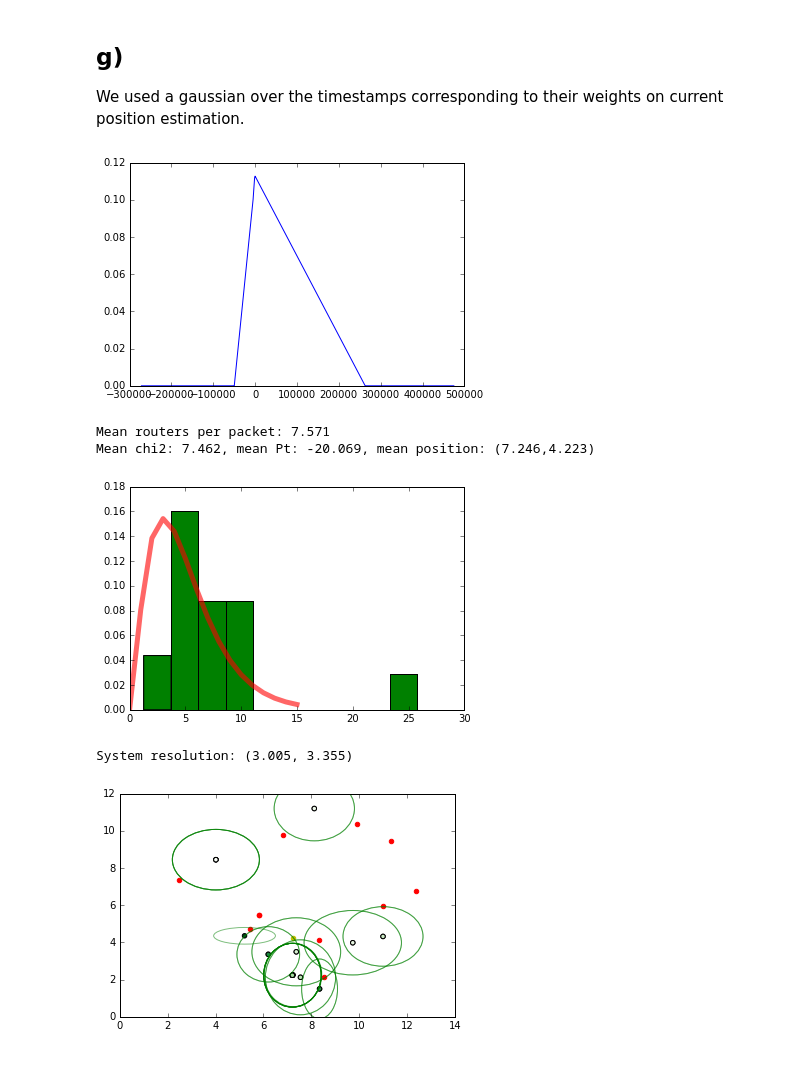
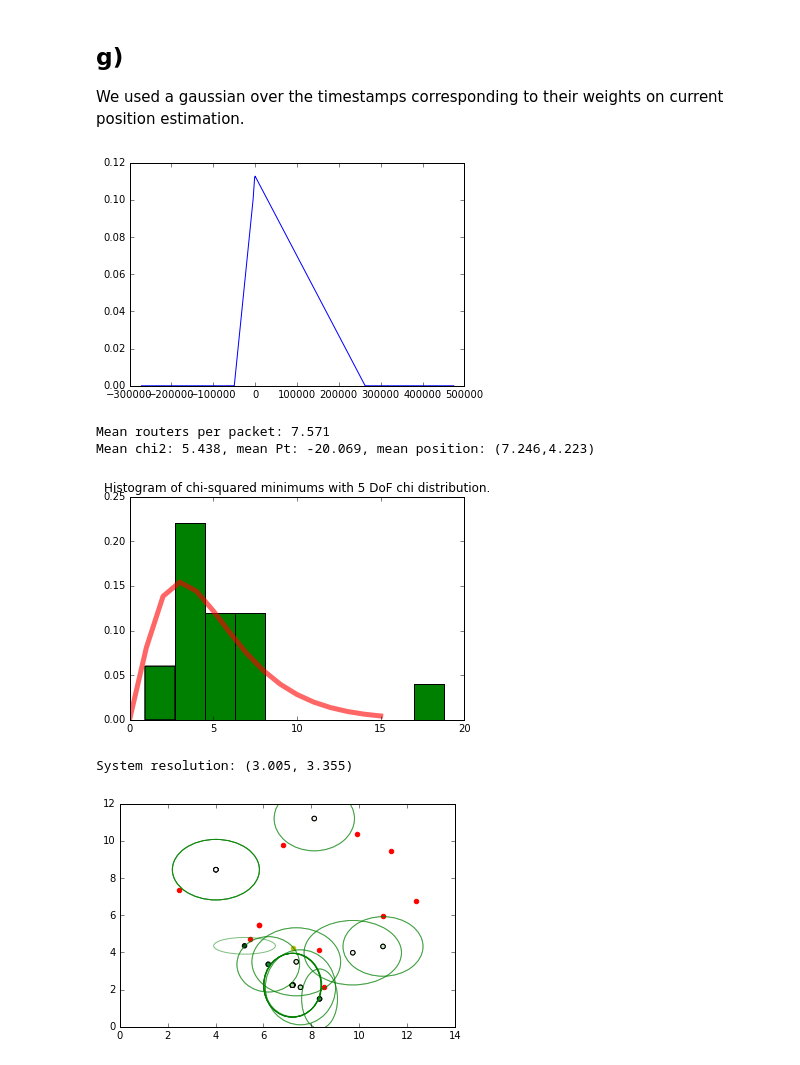
Before and after one commit to barisdemirdelen/bigdata, a Jupyter notebook: assignment.ipynb, the cells around one changed output. Cells and saved outputs as stored; diff of their text form; code cells hidden in the pictures.

```diff
--- a/assignment.ipynb
+++ b/assignment.ipynb
@@ -631,7 +634,7 @@ variances = []
 normalized_residuals = []
 for i, packets in enumerate(list(packet_groups.values())):
     S = {}
-    sigma = 7.0
+    sigma = 8.0
     num_routers.append(len(packets))
     for packet in packets:
         S[packet["droneId"]] = packet["signal"]
@@ -683,8 +686,9 @@ for router_position in routers.values():
 router_positions = np.array(router_positions)
 
 plt.clf()
+df = np.ceil(mean_routers - 3)
+plt.title("Histogram of chi-squared minimums with %d DoF chi distribution." % df)
 plt.hist(chi2s, normed=True)
-df = np.ceil(mean_routers - 4)
 plt.plot(chi2.pdf(np.arange(16), df), 'r-', lw=5, alpha=0.6, label='chi2 pdf')
 plt.hist(chi2s, normed=True)
 plt.show()
@@ -764,7 +768,7 @@ for i, time in enumerate(time_list):
 for i, time in enumerate(time_list):
     x0 = np.array([-20.0, 5.0, 5.0])
 
-    sigma = 7.0
+    sigma = 8.2
     result = minimize(get_chi_squared_in_timeframe, x0, args=(all_received, time, sigma), method="L-BFGS-B", jac=False,
                       options={'maxiter': 100000})
     current_chi2 = result.fun
@@ -820,35 +824,36 @@ plt.scatter(router_positions[:, 0], router_positions[:, 1], color="r")
 # plt.show()
 
 plt.clf()
+df = np.ceil(mean_routers - 3)
+plt.title("Histogram of chi-squared minimums with %d DoF chi distribution." % df)
 plt.hist(chi2s, normed=True)
-df = np.ceil(mean_routers - 3)
 plt.plot(chi2.pdf(np.arange(16), df), 'r-', lw=5, alpha=0.6, label='chi2 pdf')
 plt.hist(chi2s, normed=True)
 plt.show()
 
 mean_pos = mean_results[1:]
 mean_variance = variances.mean(axis=0)
 print("System resolution: (%.3f, %.3f)" % (mean_variance[0] ** 0.5, mean_variance[1] ** 0.5))
 
 plt.clf()
 ax = plt.subplot()
 
 cm = plt.cm.get_cmap('Greens')
 plt.scatter(results[:, 1], results[:, 2], c=time_list, cmap=cm)
 plt.scatter(mean_pos[0], mean_pos[1], color="y")
 plt.scatter(router_positions[:, 0], router_positions[:, 1], color="r")
 for i in range(len(results)):
     ell = Ellipse(xy=(results[i, 1], results[i, 2]),
                   width=variances[i, 0] ** 0.5, height=variances[i, 1] ** 0.5,
                   angle=0, color='g')
     ell.set_alpha(0.5)
     ell.set_facecolor('none')
     ax.add_artist(ell)
 plt.show()
 # %% [output]
 [figure]
 Mean routers per packet: 7.571
-Mean chi2: 7.462, mean Pt: -20.069, mean position: (7.246,4.223)
+Mean chi2: 5.438, mean Pt: -20.069, mean position: (7.246,4.223)
-[figure, old version]
+[figure, new version]
 System resolution: (3.005, 3.355)
 [figure]
```
Also changed, not shown: parts of 2 cells of this notebook.
